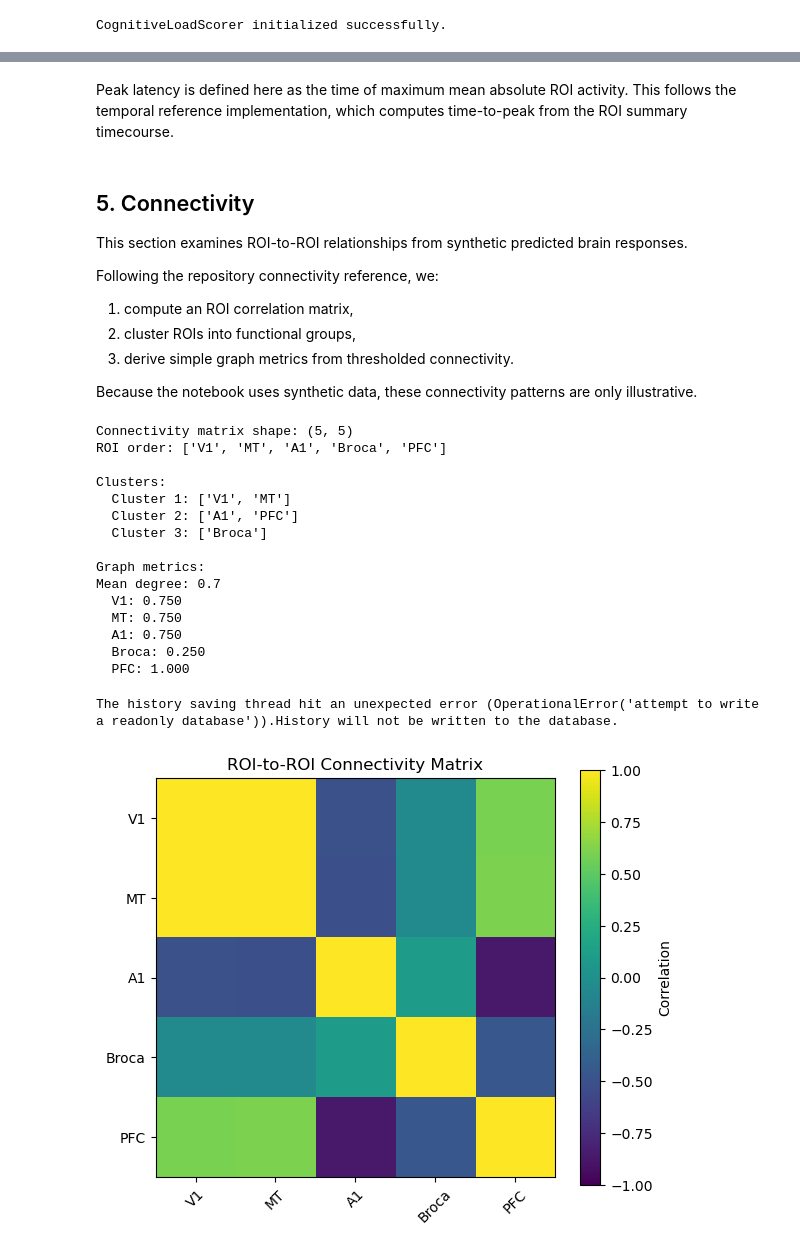
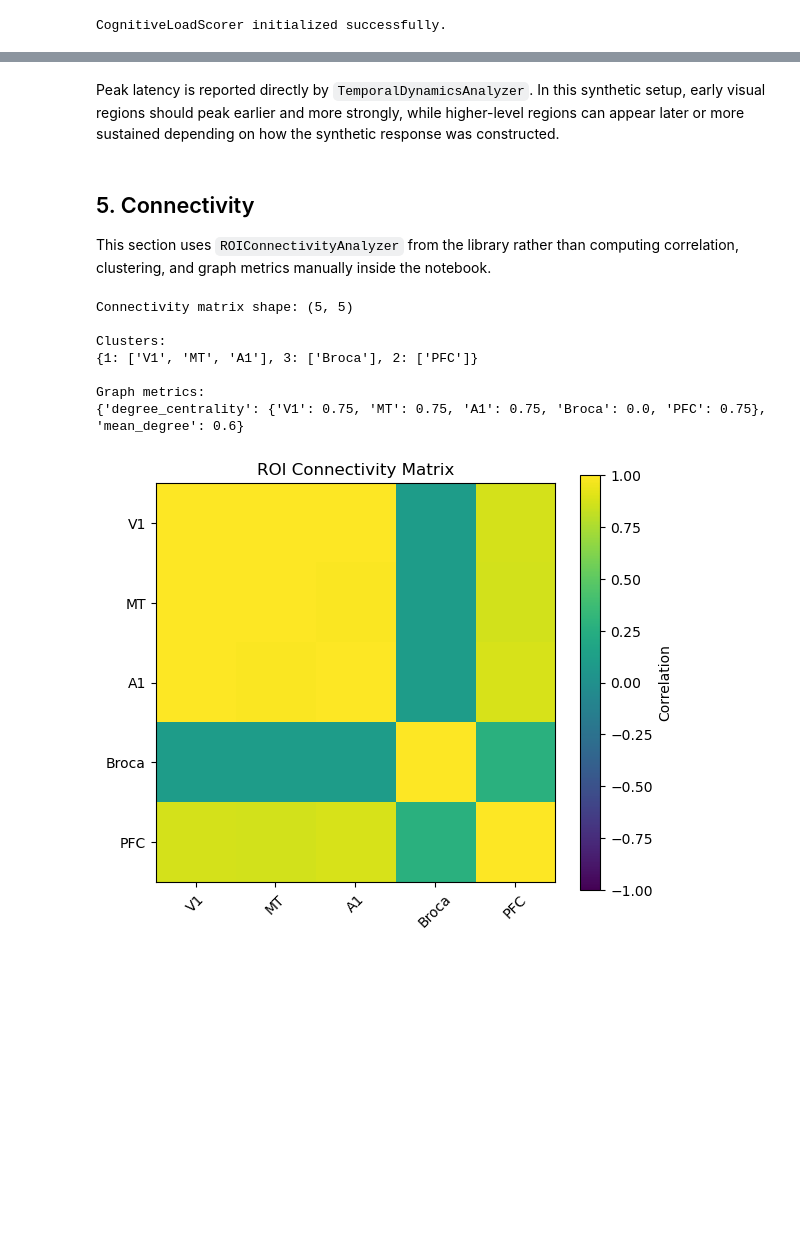
Before and after one commit to siddhant-rajhans/cortexlab, a Jupyter notebook: notebooks/tutorial_analysis.ipynb, the cells around one changed output, grey strips where cells are left out. Saved outputs shown, nothing was run; the diff lists cells and outputs as text; code cells hidden in the pictures; blank space fills up the shorter version.

Commit message:
Refine tutorial notebook

```diff
--- a/notebooks/tutorial_analysis.ipynb
+++ b/notebooks/tutorial_analysis.ipynb
@@ -349,8 +311,6 @@ plt.show()
 # %%
 # Peak summary
-for roi_name in roi_names:
-    peak_time, peak_idx, _ = compute_peak_latency(
-        predictions, roi_indices, roi_name, tr_seconds=tr_seconds
-    )
-    print(f"{roi_name} peak latency: {peak_time:.1f} s (TR {peak_idx})")
+print("Temporal dynamics summary:")
+for roi_name, latency in temporal_result.peak_latencies.items():
+    print(f" {roi_name}: peak latency = {latency}")
 # %% [output]
@@ -361,15 +323,7 @@ PFC peak latency: 6.0 s (TR 6)
 # %% [markdown]
-Peak latency is defined here as the time of maximum mean absolute ROI activity.
-This follows the temporal reference implementation, which computes time-to-peak from the ROI summary timecourse.
+Peak latency is reported directly by `TemporalDynamicsAnalyzer`. In this synthetic setup, early visual regions should peak earlier and more strongly, while higher-level regions can appear later or more sustained depending on how the synthetic response was constructed.
 # %% [markdown]
 ## 5. Connectivity
 
-This section examines ROI-to-ROI relationships from synthetic predicted brain responses.
-
-Following the repository connectivity reference, we:
-1. compute an ROI correlation matrix,
-2. cluster ROIs into functional groups,
-3. derive simple graph metrics from thresholded connectivity.
-
-Because the notebook uses synthetic data, these connectivity patterns are only illustrative.
+This section uses `ROIConnectivityAnalyzer` from the library rather than computing correlation, clustering, and graph metrics manually inside the notebook.
 # %%
@@ -448,49 +332,40 @@ def compute_graph_metrics(correlation_matrix, roi_names, threshold=0.3):
 # %%
 # Run connectivity analysis
-corr_matrix, conn_roi_names, roi_timecourses = compute_connectivity_matrix(
-    predictions, roi_indices
+connectivity_result = connectivity_analyzer.analyze(
+    predictions,
+    n_clusters=3,
+    threshold=0.3,
 )
 
-clusters = cluster_rois(corr_matrix, conn_roi_names, n_clusters=3)
-graph_metrics = compute_graph_metrics(corr_matrix, conn_roi_names, threshold=0.3)
+print("Connectivity matrix shape:", connectivity_result.correlation_matrix.shape)
 
-print("Connectivity matrix shape:", corr_matrix.shape)
-print("ROI order:", conn_roi_names)
-print("\nClusters:")
-for cid, members in clusters.items():
-    print(f"  Cluster {cid}: {members}")
+if hasattr(connectivity_result, "clusters"):
+    print("\nClusters:")
+    print(connectivity_result.clusters)
 
-print("\nGraph metrics:")
-print("Mean degree:", round(graph_metrics["mean_degree"], 3))
-for roi, score in graph_metrics["degree_centrality"].items():
-    print(f"  {roi}: {score:.3f}")
+if hasattr(connectivity_result, "graph_metrics"):
+    print("\nGraph metrics:")
+    print(connectivity_result.graph_metrics)
 # %% [output]
 Connectivity matrix shape: (5, 5)
-ROI order: ['V1', 'MT', 'A1', 'Broca', 'PFC']
 
 Clusters:
-  Cluster 1: ['V1', 'MT']
-  Cluster 2: ['A1', 'PFC']
-  Cluster 3: ['Broca']
+{1: ['V1', 'MT', 'A1'], 3: ['Broca'], 2: ['PFC']}
 
 Graph metrics:
-Mean degree: 0.7
-  V1: 0.750
-  MT: 0.750
-  A1: 0.750
-  Broca: 0.250
-  PFC: 1.000
+{'degree_centrality': {'V1': 0.75, 'MT': 0.75, 'A1': 0.75, 'Broca': 0.0, 'PFC': 0.75}, 'mean_degree': 0.6}
 # %%
 # Plot correlation matrix
+corr_matrix = connectivity_result.correlation_matrix
+
 plt.figure(figsize=(6, 5))
 plt.imshow(corr_matrix, vmin=-1, vmax=1)
 plt.colorbar(label="Correlation")
-plt.xticks(range(len(conn_roi_names)), conn_roi_names, rotation=45)
-plt.yticks(range(len(conn_roi_names)), conn_roi_names)
-plt.title("ROI-to-ROI Connectivity Matrix")
+plt.xticks(range(len(roi_indices)), list(roi_indices.keys()), rotation=45)
+plt.yticks(range(len(roi_indices)), list(roi_indices.keys()))
+plt.title("ROI Connectivity Matrix")
 plt.tight_layout()
 plt.show()
 # %% [output]
-The history saving thread hit an unexpected error (OperationalError('attempt to write a readonly database')).History will not be written to the database.
-[figure, old version]
+[figure, new version]
 # %% [markdown]
```
Also changed, not shown: parts of 23 cells of this notebook.
